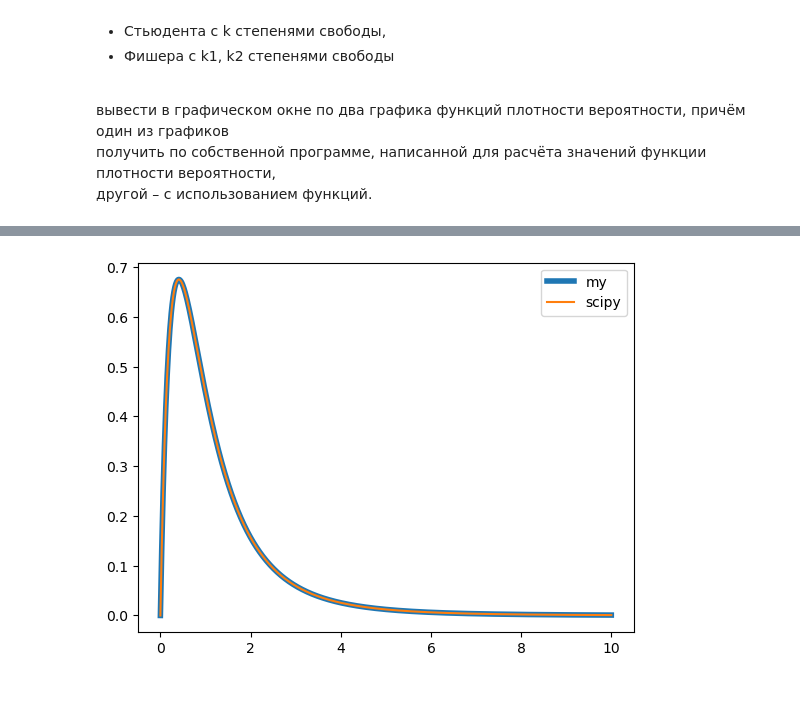
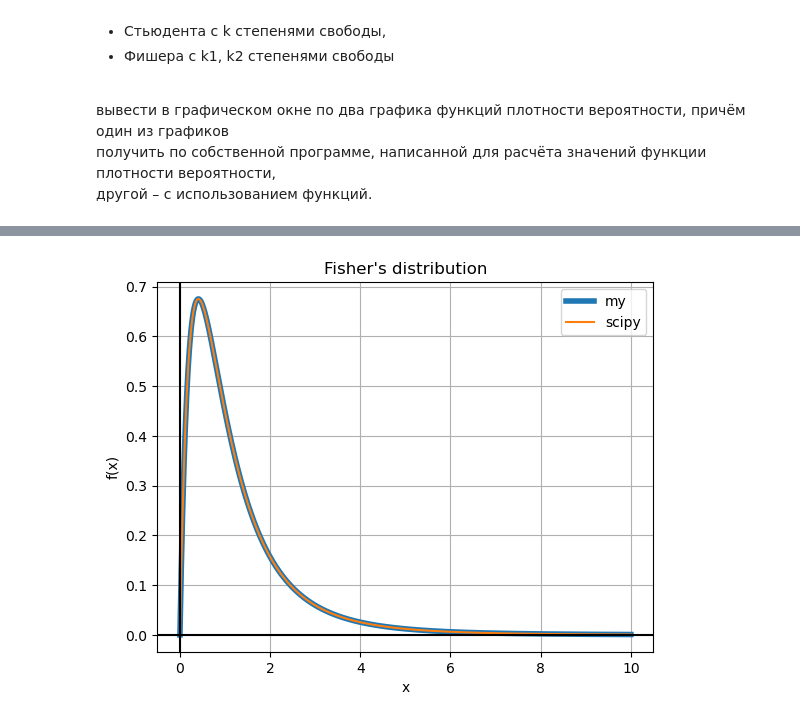
Before and after one commit to Jrvvv/Math_With_Py, a Jupyter notebook: Statistics_and_probability/PL2.ipynb, the cells around one changed output, grey strips where cells are left out. Cells and saved outputs as stored; diff of their text form; code cells hidden in the pictures; blank space fills up the shorter version.

```diff
--- a/Statistics_and_probability/PL2.ipynb
+++ b/Statistics_and_probability/PL2.ipynb
@@ -179,27 +199,37 @@ plt.show()
 # %%
 k1 = 4
 k2 = 9
 
 # собственная программа для расчета функции плотности вероятности
 def my_f(x, k1, k2):
     if x < 0:
         return 0
     else:
         return gamma((k1+k2)/2)/(gamma(k1/2)*gamma(k2/2))*(k1/k2)**(k1/2)*(x**(k1/2-1))/((1+k1*x/k2)**((k1+k2)/2))
 
 # график функции плотности вероятности, полученный с помощью собственной программы
 x = np.linspace(0, 10, 1000)
 y_my = [my_f(i, k1, k2) for i in x]
 plt.plot(x, y_my, label='my', linewidth=4)
 
 # график функции плотности вероятности, полученный с помощью функции из библиотеки scipy
 y_scipy = f.pdf(x, k1, k2)
 plt.plot(x, y_scipy, label='scipy')
 
+plt.xlabel('x')
+plt.ylabel('f(x)')
+
+plt.grid('square')
+
+plt.title('Fisher\'s distribution')
+
+plt.axhline(y=0, color='k')
+plt.axvline(x=0, color='k')
+
 plt.legend()
 plt.show()
 # %% [output]
-[figure, old version]
+[figure, new version]
 # %%
 import numpy as np
 import matplotlib.pyplot as plt
```
Also changed, not shown: parts of 3 cells of this notebook.
